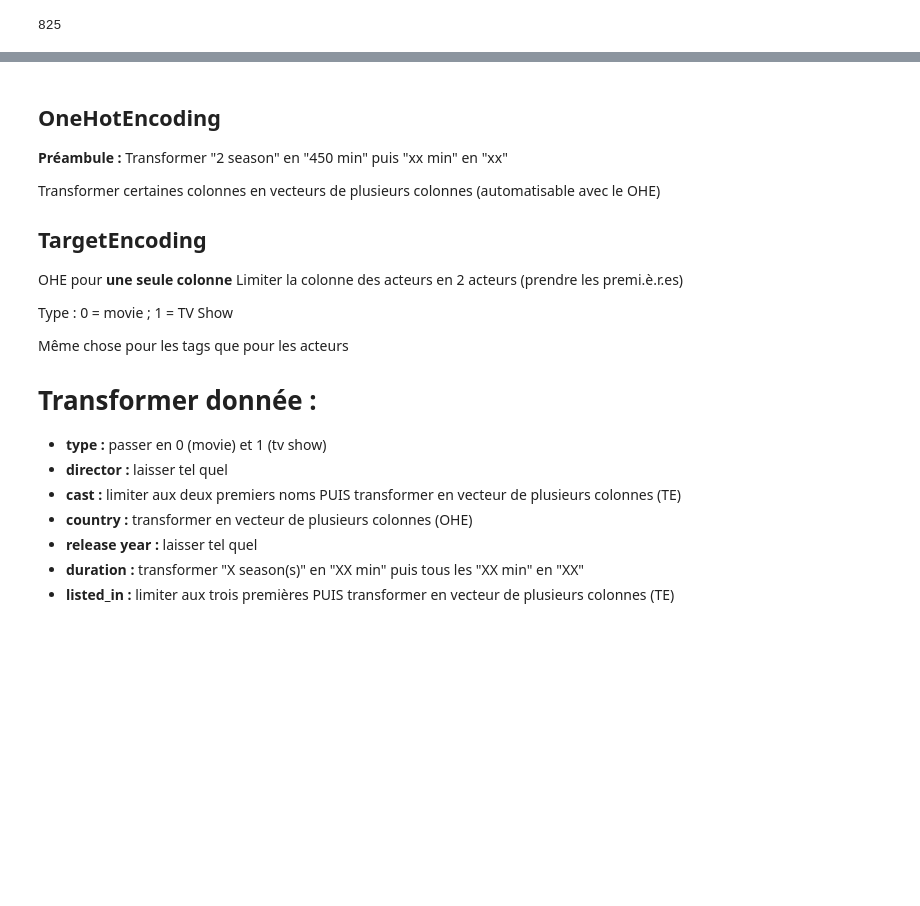
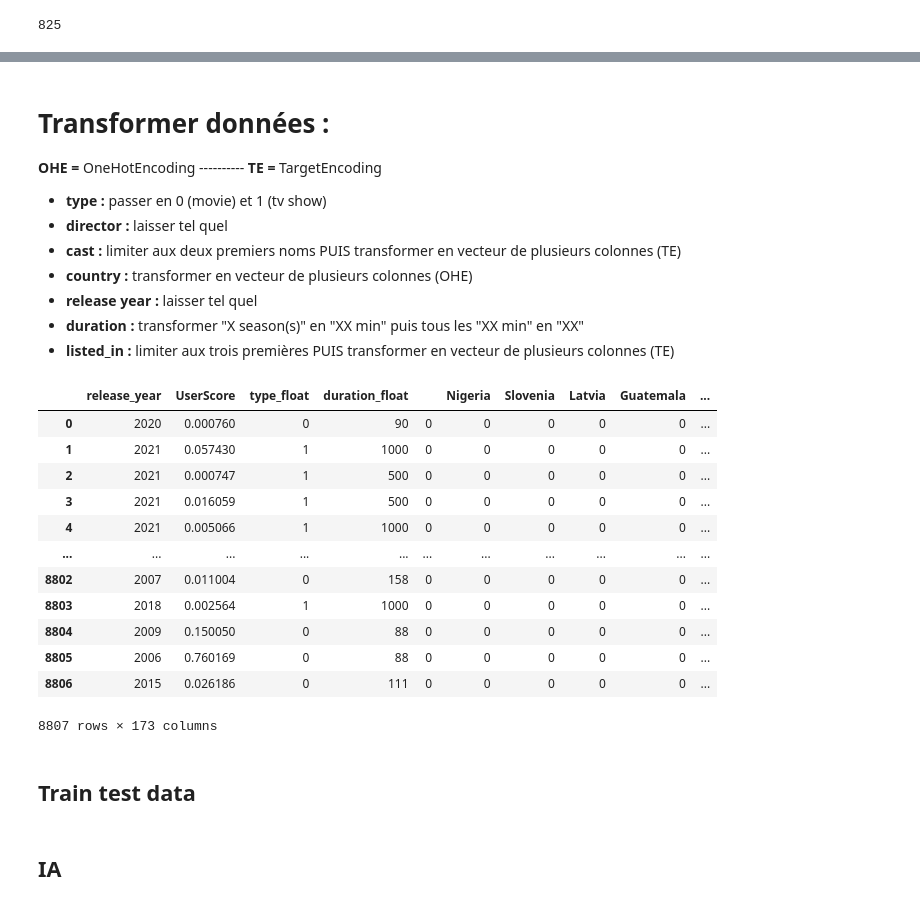
Before and after one commit to ntndlcrt/python-movies, a Jupyter notebook: Import.ipynb, the cells around one changed output, grey strips where cells are left out. Saved outputs shown, nothing was run; the diff lists cells and outputs as text; code cells hidden in the pictures; blank space fills up the shorter version.

```diff
--- a/Import.ipynb
+++ b/Import.ipynb
@@ -58,22 +62,9 @@ df_trimed.head()
 #    combined_features += ' '+df_dataset[feature]
 #print(combined_features)
 # %% [markdown]
-## OneHotEncoding
+# Transformer données :
 
-**Préambule :** Transformer "2 season" en "450 min" puis "xx min" en "xx"
-
-Transformer certaines colonnes en vecteurs de plusieurs colonnes (automatisable avec le OHE)
-
-## TargetEncoding
-
-OHE pour **une seule colonne**
-Limiter la colonne des acteurs en 2 acteurs (prendre les premi.è.r.es)
-
-Type : 0 = movie ; 1 = TV Show
-
-Même chose pour les tags que pour les acteurs
-
-# Transformer donnée :
+**OHE =** OneHotEncoding   ---------- **TE =** TargetEncoding
 
 - **type :** passer en 0 (movie) et 1 (tv show)
 - **director :** laisser tel quel
@@ -84,0 +131,53 @@ Même chose pour les tags que pour les acteurs
+# %%
+res = []
+for cell in df_dataset["country"]:
+    if str(cell) != 'nan' :
+        for country in str(cell).split(", "):
+            res.append(country)
+set(res)
+
+countries = list(set(res))
+countries_columns = pd.DataFrame(columns=countries, index = df_trimed.index)
+countries_columns = countries_columns.fillna(0)
+df_trimed = pd.concat([df_trimed, countries_columns], axis = 1)
+# %%
+for index, row in df_trimed.iterrows():
+    if str(row["country"]) != 'nan' :
+        for country in str(row["country"]).split(", "):
+            df_trimed.at[index, country] = 1
+# %%
+res = []
+for cell in df_dataset["listed_in"]:
+    if str(cell) != 'nan' :
+        for genre in str(cell).split(", "):
+            res.append(genre)
+set(res)
+
+genres = list(set(res))
+genres_columns = pd.DataFrame(columns=genres, index = df_trimed.index)
+genres_columns = genres_columns.fillna(0)
+df_trimed = pd.concat([df_trimed, genres_columns], axis = 1)
+# %%
+for index, row in df_trimed.iterrows():
+    if str(row["listed_in"]) != 'nan':
+        for genre in row["listed_in"].split(", "):
+            df_trimed.at[index, genre] = 1
+# %%
+df_trimed = df_trimed.drop(columns=["listed_in", "country"])
+df_trimed
+# %% [output]
+|  | release_year | UserScore | type_float | duration_float |  | Nigeria | Slovenia | Latvia | Guatemala | ... |
+| 0 | 2020 | 0.000760 | 0 | 90 | 0 | 0 | 0 | 0 | 0 | ... |
+| 1 | 2021 | 0.057430 | 1 | 1000 | 0 | 0 | 0 | 0 | 0 | ... |
+| 2 | 2021 | 0.000747 | 1 | 500 | 0 | 0 | 0 | 0 | 0 | ... |
+| 3 | 2021 | 0.016059 | 1 | 500 | 0 | 0 | 0 | 0 | 0 | ... |
+| 4 | 2021 | 0.005066 | 1 | 1000 | 0 | 0 | 0 | 0 | 0 | ... |
+| ... | ... | ... | ... | ... | ... | ... | ... | ... | ... | ... |
+| 8802 | 2007 | 0.011004 | 0 | 158 | 0 | 0 | 0 | 0 | 0 | ... |
+| 8803 | 2018 | 0.002564 | 1 | 1000 | 0 | 0 | 0 | 0 | 0 | ... |
+| 8804 | 2009 | 0.150050 | 0 | 88 | 0 | 0 | 0 | 0 | 0 | ... |
+| 8805 | 2006 | 0.760169 | 0 | 88 | 0 | 0 | 0 | 0 | 0 | ... |
+| 8806 | 2015 | 0.026186 | 0 | 111 | 0 | 0 | 0 | 0 | 0 | ... |
+8807 rows × 173 columns
+# %% [markdown]
+## Train test data
@@ -84,0 +192,2 @@ Même chose pour les tags que pour les acteurs
+# %% [markdown]
+## IA
```
Also changed, not shown: parts of 15 cells of this notebook, 6 other files.
